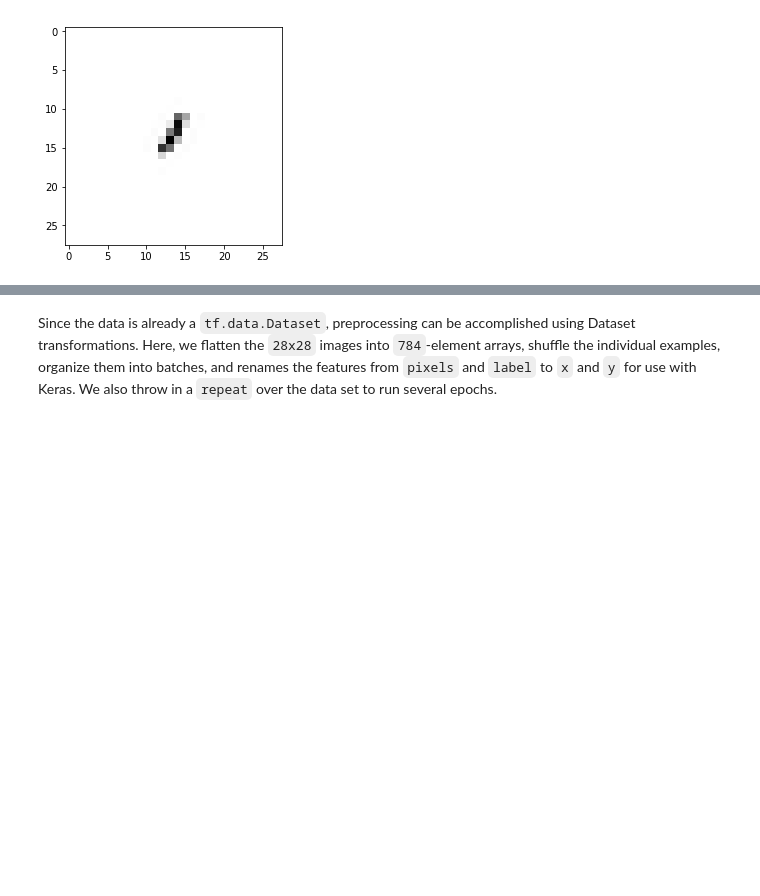
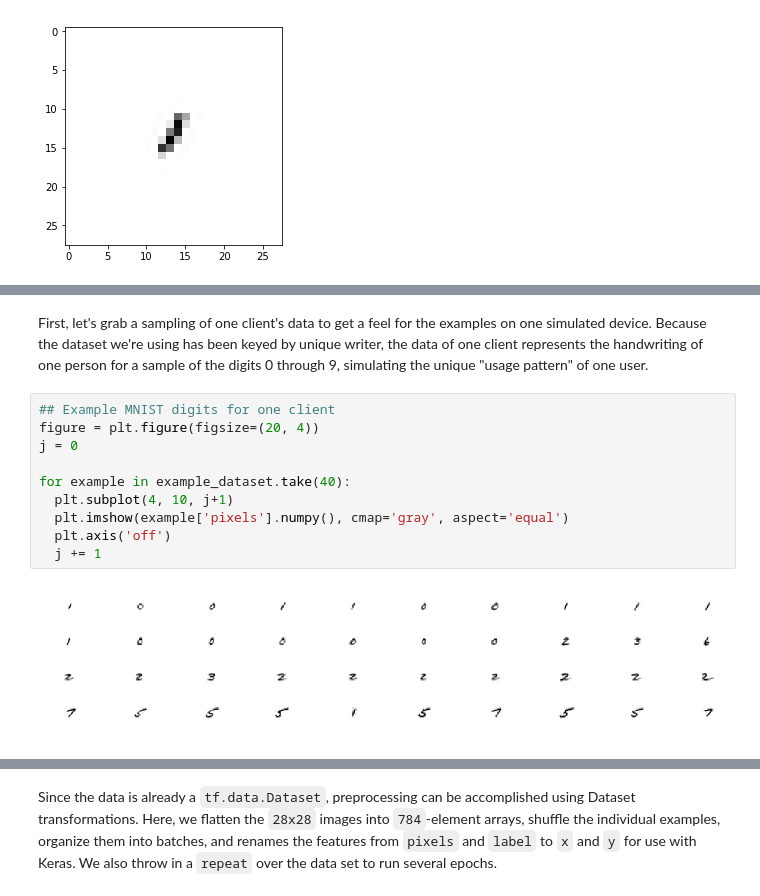
Before and after one commit to google-parfait/tensorflow-federated, a Jupyter notebook: docs/tutorials/federated_learning_for_image_classification.ipynb, the cells around one changed output, grey strips where cells are left out. Cells and saved outputs as stored; diff of their text form; blank space fills up the shorter version.

Commit message:
Add data heterogeneity discussion to EMNIST TFF tutorial.
PiperOrigin-RevId: 325324494

```diff
--- a/docs/tutorials/federated_learning_for_image_classification.ipynb
+++ b/docs/tutorials/federated_learning_for_image_classification.ipynb
@@ -122,0 +127,14 @@ _ = plt.show()
+# %% [markdown]
+First, let's grab a sampling of one client's data to get a feel for the examples on one simulated device. Because the dataset we're using has been keyed by unique writer, the data of one client represents the handwriting of one person for a sample of the digits 0 through 9, simulating the unique "usage pattern" of one user.
+# %%
+## Example MNIST digits for one client
+figure = plt.figure(figsize=(20, 4))
+j = 0
+
+for example in example_dataset.take(40):
+  plt.subplot(4, 10, j+1)
+  plt.imshow(example['pixels'].numpy(), cmap='gray', aspect='equal')
+  plt.axis('off')
+  j += 1
+# %% [output]
+[figure, added]
```
Also changed, not shown: parts of 8 cells of this notebook.
